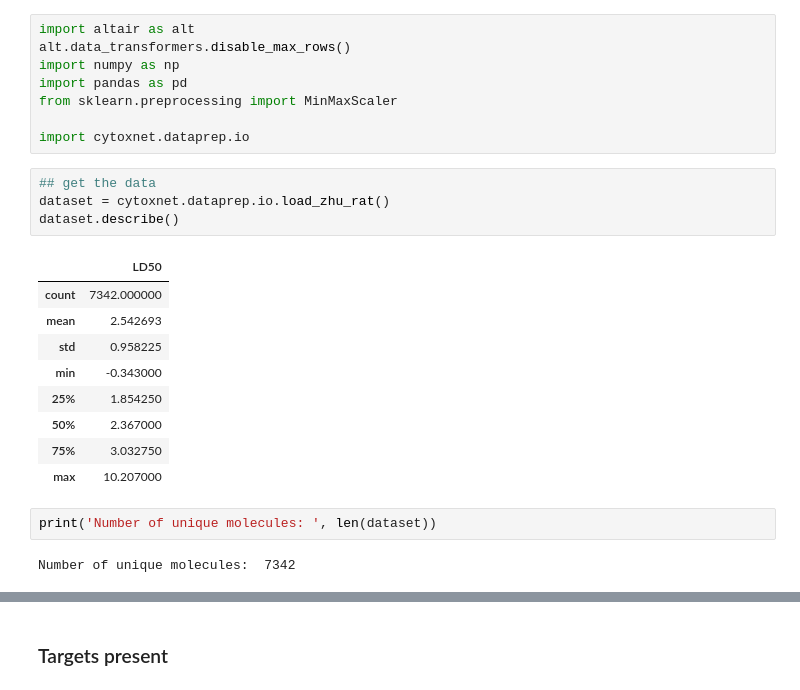
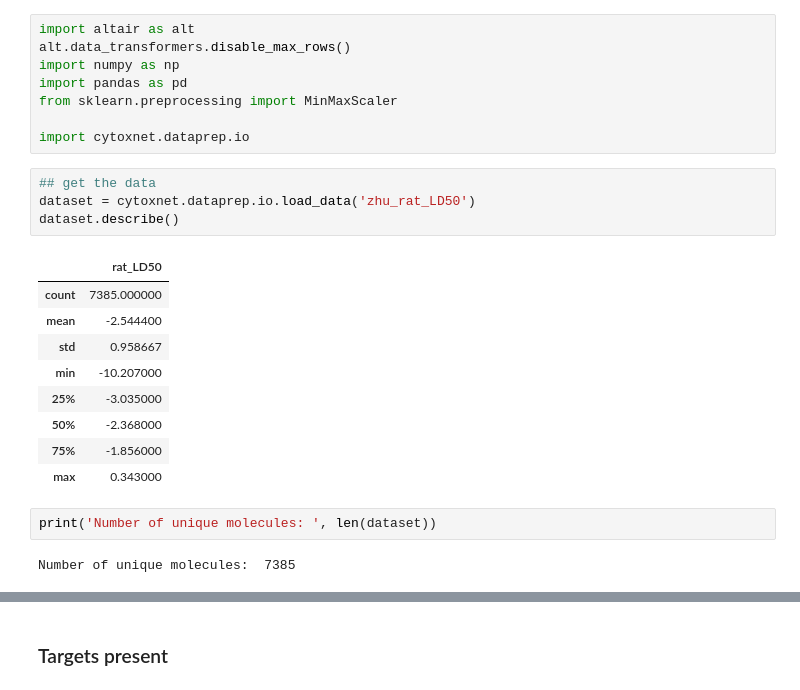
Before and after one commit to Zymergen-DIRECT-2021/cytoxnet, a Jupyter notebook: docs/data_reports/zhu_rat.ipynb, the cells around one changed output, grey strips where cells are left out. Cells and saved outputs as stored; diff of their text form.

```diff
--- a/docs/data_reports/zhu_rat.ipynb
+++ b/docs/data_reports/zhu_rat.ipynb
@@ -14,19 +14,19 @@ from sklearn.preprocessing import MinMaxScaler
 import cytoxnet.dataprep.io
 # %%
 ## get the data
-dataset = cytoxnet.dataprep.io.load_zhu_rat()
+dataset = cytoxnet.dataprep.io.load_data('zhu_rat_LD50')
 dataset.describe()
 # %% [output]
-|  | LD50 |
-| count | 7342.000000 |
-| mean | 2.542693 |
-| std | 0.958225 |
-| min | -0.343000 |
-| 25% | 1.854250 |
-| 50% | 2.367000 |
-| 75% | 3.032750 |
-| max | 10.207000 |
+|  | rat_LD50 |
+| count | 7385.000000 |
+| mean | -2.544400 |
+| std | 0.958667 |
+| min | -10.207000 |
+| 25% | -3.035000 |
+| 50% | -2.368000 |
+| 75% | -1.856000 |
+| max | 0.343000 |
 # %%
 print('Number of unique molecules: ', len(dataset))
 # %% [output]
-Number of unique molecules:  7342
+Number of unique molecules:  7385
```
Also changed, not shown: parts of 9 cells of this notebook, 2 other files.
